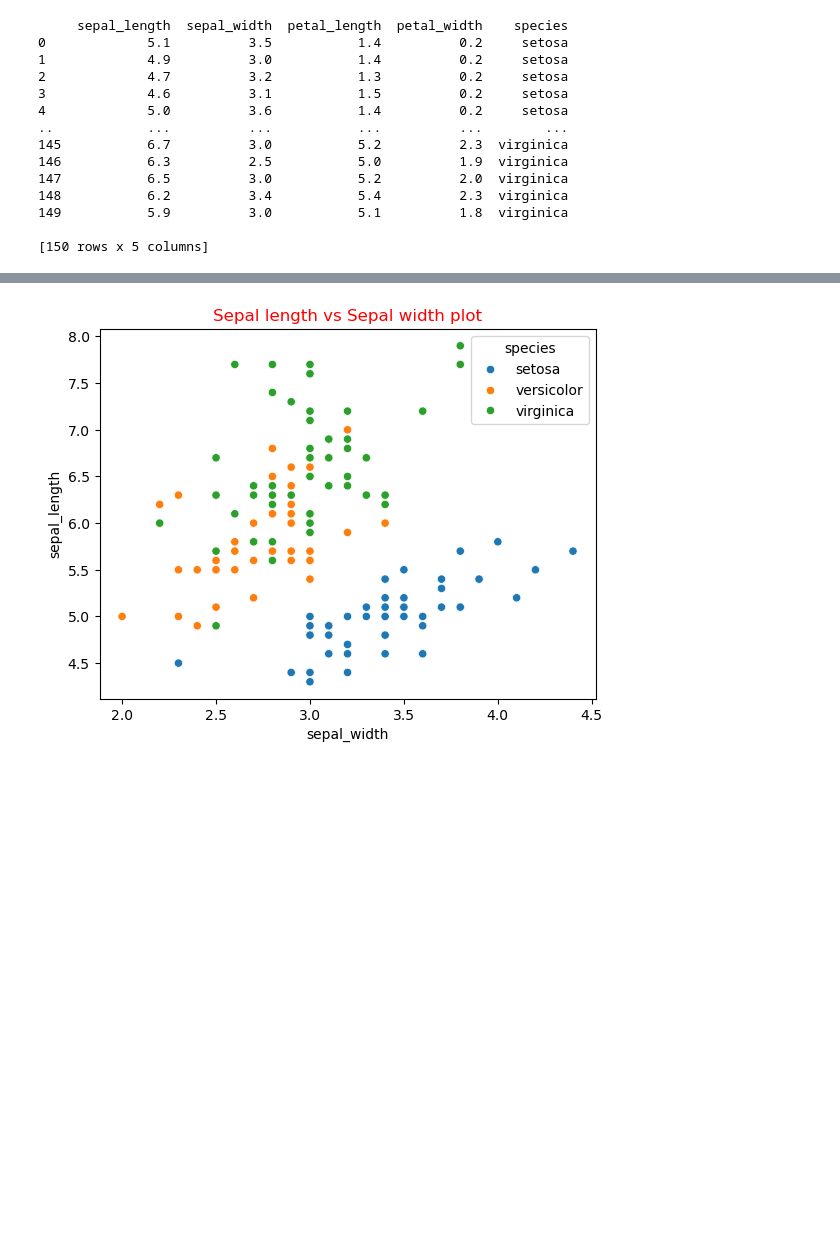
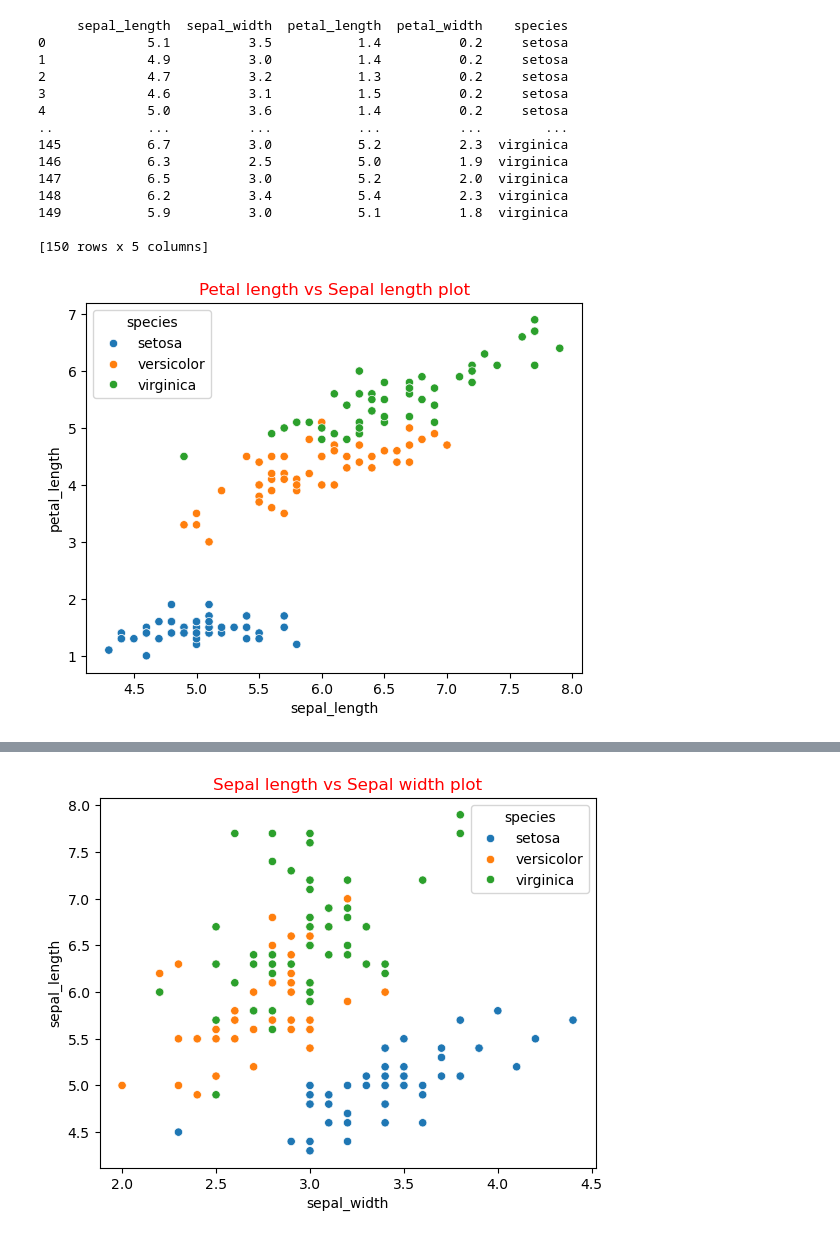
Before and after one commit to PCM11/pands-project, a Jupyter notebook: iris.ipynb, the cells around one changed output, grey strips where cells are left out. Cells and saved outputs as stored; diff of their text form; code cells hidden in the pictures; blank space fills up the shorter version.

```diff
--- a/iris.ipynb
+++ b/iris.ipynb
@@ -59,3 +59,12 @@ plen = plen.to_numpy() # to get the numpy array
 pwidth = iris['petal_width']
 pwidth =pwidth.to_numpy() # petal width to array
 #print(pwidth)
+# %%
+#Petal length vs Sepal length plot
+sns.scatterplot(y = "petal_length", x = "sepal_length", data = iris, hue = "species")
+
+#Title.
+plt.title(("Petal length vs Sepal length plot"), color = "red")
+plt.savefig("Petal length vs Sepal length plot.png")
+# %% [output]
+[figure, added]
```
Also changed, not shown: parts of 7 cells of this notebook, 14 other files.
